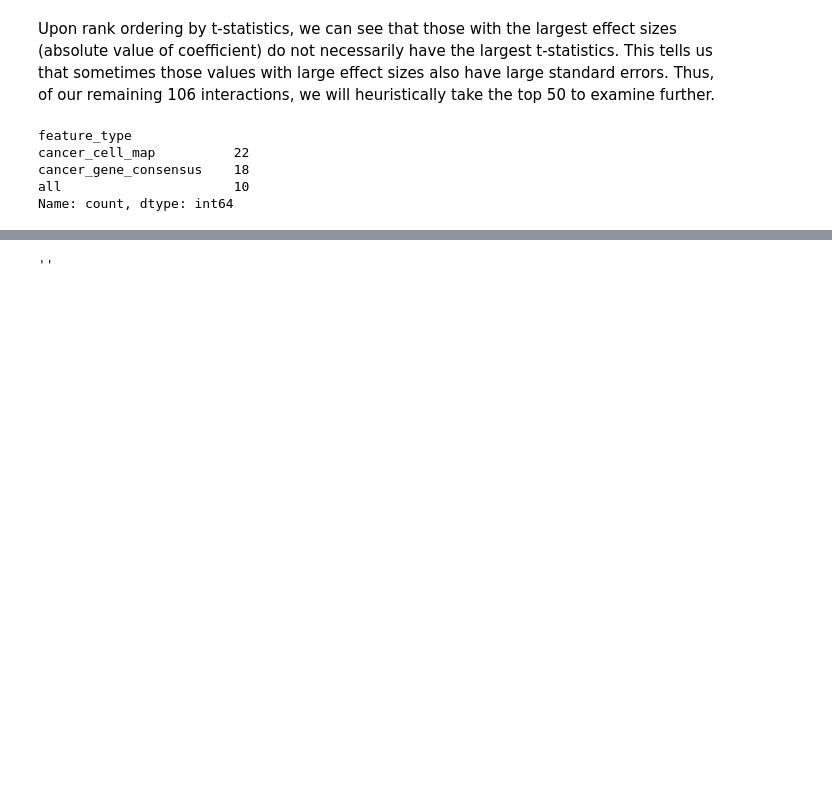
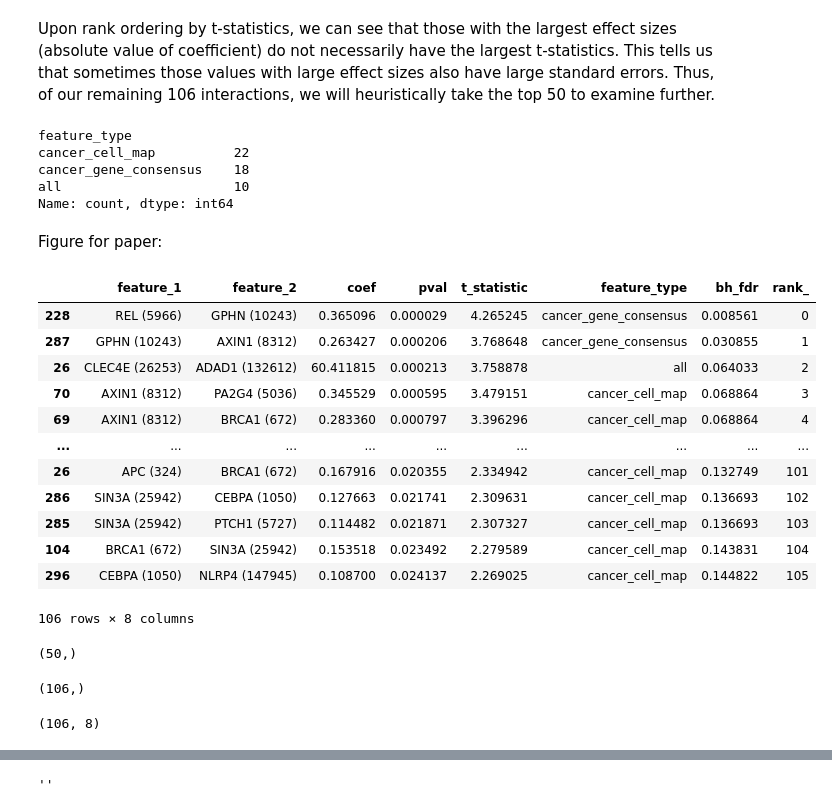
Before and after one commit to hmbaghdassarian/metastatic_potential, a Jupyter notebook: notebooks/C_joint_prediction/05_interaction_analysis/05Bii_filter_interacting_sets.ipynb, the cells around one changed output, grey strips where cells are left out. Cells and saved outputs as stored; diff of their text form; code cells hidden in the pictures; blank space fills up the shorter version.

```diff
--- a/notebooks/C_joint_prediction/05_interaction_analysis/05Bii_filter_interacting_sets.ipynb
+++ b/notebooks/C_joint_prediction/05_interaction_analysis/05Bii_filter_interacting_sets.ipynb
@@ -275,3 +285,21 @@ cancer_cell_map          22
 cancer_gene_consensus    18
 all                      10
 Name: count, dtype: int64
+# %% [markdown]
+Figure for paper:
+# %%
+viz_df_b
+# %% [output]
+|  | feature_1 | feature_2 | coef | pval | t_statistic | feature_type | bh_fdr | rank_ |
+| 228 | REL (5966) | GPHN (10243) | 0.365096 | 0.000029 | 4.265245 | cancer_gene_consensus | 0.008561 | 0 |
+| 287 | GPHN (10243) | AXIN1 (8312) | 0.263427 | 0.000206 | 3.768648 | cancer_gene_consensus | 0.030855 | 1 |
+| 26 | CLEC4E (26253) | ADAD1 (132612) | 60.411815 | 0.000213 | 3.758878 | all | 0.064033 | 2 |
+| 70 | AXIN1 (8312) | PA2G4 (5036) | 0.345529 | 0.000595 | 3.479151 | cancer_cell_map | 0.068864 | 3 |
+| 69 | AXIN1 (8312) | BRCA1 (672) | 0.283360 | 0.000797 | 3.396296 | cancer_cell_map | 0.068864 | 4 |
+| ... | ... | ... | ... | ... | ... | ... | ... | ... |
+| 26 | APC (324) | BRCA1 (672) | 0.167916 | 0.020355 | 2.334942 | cancer_cell_map | 0.132749 | 101 |
+| 286 | SIN3A (25942) | CEBPA (1050) | 0.127663 | 0.021741 | 2.309631 | cancer_cell_map | 0.136693 | 102 |
+| 285 | SIN3A (25942) | PTCH1 (5727) | 0.114482 | 0.021871 | 2.307327 | cancer_cell_map | 0.136693 | 103 |
+| 104 | BRCA1 (672) | SIN3A (25942) | 0.153518 | 0.023492 | 2.279589 | cancer_cell_map | 0.143831 | 104 |
+| 296 | CEBPA (1050) | NLRP4 (147945) | 0.108700 | 0.024137 | 2.269025 | cancer_cell_map | 0.144822 | 105 |
+106 rows × 8 columns
@@ -277,0 +310,12 @@ Name: count, dtype: int64
+# %%
+high_confidence.shape
+# %% [output]
+(50,)
+# %%
+all_perm.shape
+# %% [output]
+(106,)
+# %%
+viz_df_b.shape
+# %% [output]
+(106, 8)
```
Also changed, not shown: parts of 6 cells of this notebook, 4 other files.
